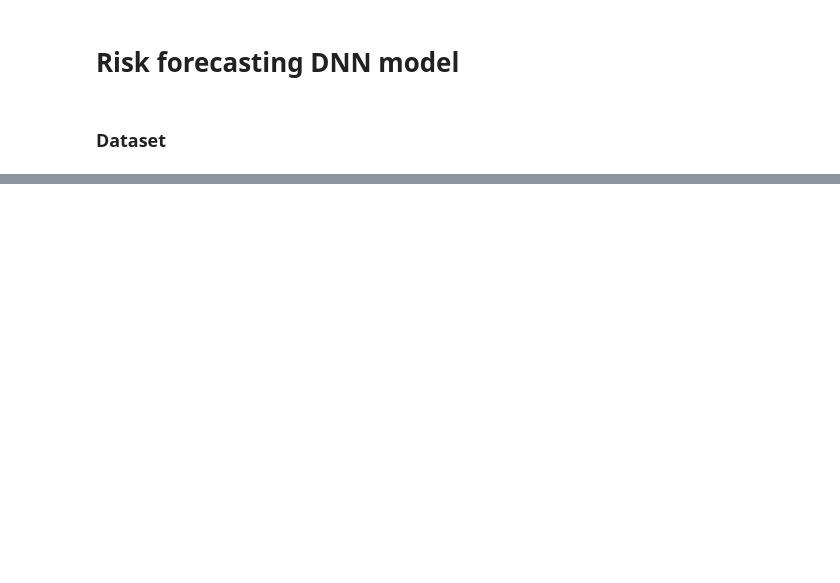
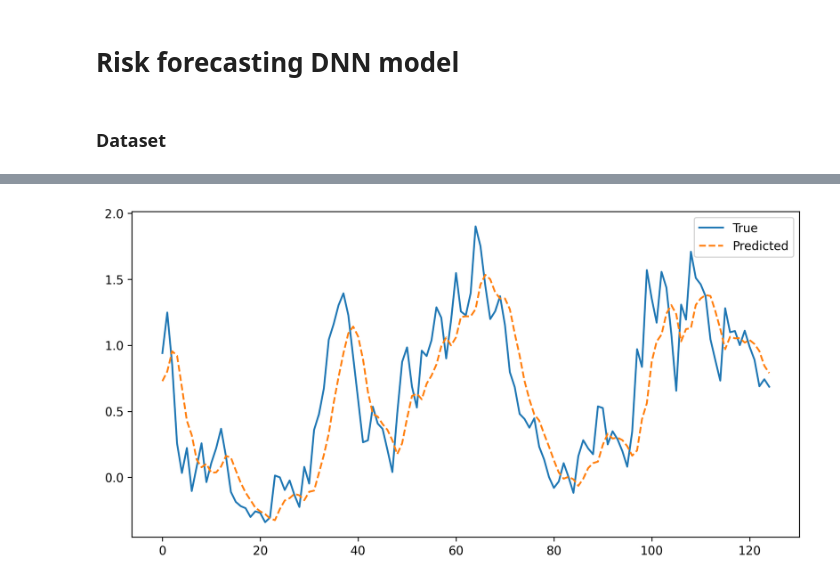
Before and after one commit to gittmp/sustainable-risk-modelling, a Jupyter notebook: Program/risk-forecasting.ipynb, the cells around one changed output, grey strips where cells are left out. Saved outputs shown, nothing was run; the diff lists cells and outputs as text; code cells hidden in the pictures; blank space fills up the shorter version.

Commit message:
implemented rudimentary volitility predictor

```diff
--- a/Program/risk-forecasting.ipynb
+++ b/Program/risk-forecasting.ipynb
@@ -83,0 +87,25 @@ plt.show()
+# %%
+# build instances X as sequence of 20 vix values, and labels y as subsequent vix value
+lookback = 10
+X_data = []
+y_data = []
+
+for i in range(X.vix.shape[0] - lookback):
+    X_data.append(X.vix[i: i + lookback])
+    y_data.append(X.vix[i + lookback])
+
+X_data = np.array(X_data)
+y_data = np.array(y_data)
+# %%
+# split into training and testing data
+train_test_split = math.floor(X_data.shape[0] * 0.9)
+
+X_train = X_data[:train_test_split]
+X_train = np.expand_dims(X_train, 2)
+y_train = y_data[:train_test_split]
+
+X_test = X_data[train_test_split:]
+X_test = np.expand_dims(X_test, 2)
+y_test = y_data[train_test_split:]
+
+(X_train.shape, y_train.shape), (X_test.shape, y_test.shape)
@@ -83,0 +114,10 @@ plt.show()
+# %%
+# build RNN comprising of one LSTM layer and one FCN layer
+model = Sequential([
+    LSTM(10, input_shape=(X_train.shape[1:])),
+    Dense(1)
+])
+
+model.compile(loss='mae', optimizer='adam')
+# %%
+model.fit(X_train, y_train, epochs=10, batch_size=32)
@@ -83,0 +146,10 @@ plt.show()
+# %%
+predictions = model.predict(X_test)
+
+plt.figure(figsize=(10, 5), dpi=300)
+plt.plot(y_test,label='True')
+plt.plot(predictions, linestyle='--', label='Predicted')
+plt.legend()
+plt.show()
+# %% [output]
+[figure, added]
```
Also changed, not shown: parts of 5 cells of this notebook.
